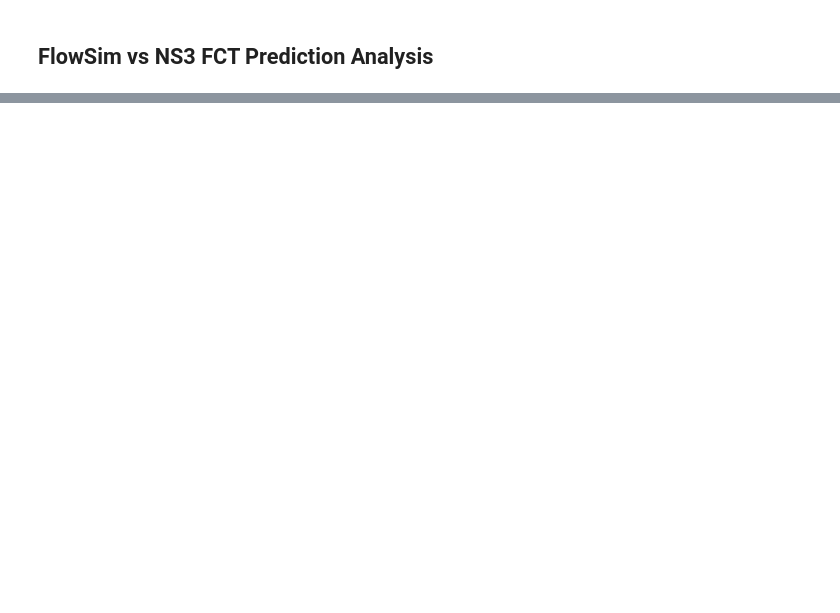
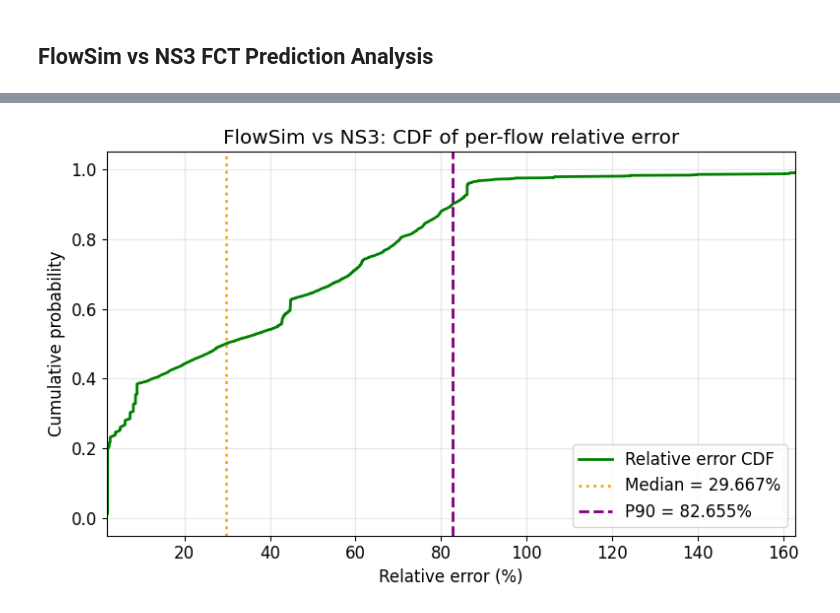
Before and after one commit to liecn/SimAI, a Jupyter notebook: plot_eval.ipynb, the cells around one changed output, grey strips where cells are left out. Saved outputs shown, nothing was run; the diff lists cells and outputs as text; code cells hidden in the pictures; blank space fills up the shorter version.

```diff
--- a/plot_eval.ipynb
+++ b/plot_eval.ipynb
@@ -302,0 +130,29 @@ Median relative error: -0.6139 (-61.39%)
+# %%
+# Assumes merged_df with column 'relative_error' already prepared above
+errors_pct = merged_df['relative_error']  # already in percent in this notebook
+sorted_errors = np.sort(errors_pct)
+cdf_y = np.arange(1, len(sorted_errors) + 1) / len(sorted_errors)
+
+plt.figure(figsize=(8, 5))
+plt.plot(sorted_errors, cdf_y, linewidth=2, color='green', label='Relative error CDF')
+
+# Markers: median and P90
+med = np.median(errors_pct)
+p90 = np.percentile(errors_pct, 90)
+plt.axvline(med, color='orange', linestyle=':', linewidth=2, label=f'Median = {med:.3f}%')
+plt.axvline(p90, color='purple', linestyle='--', linewidth=2, label=f'P90 = {p90:.3f}%')
+
+plt.xlabel('Relative error (%)')
+plt.ylabel('Cumulative probability')
+plt.title('FlowSim vs NS3: CDF of per-flow relative error')
+plt.grid(True, alpha=0.3)
+plt.legend()
+
+# Focus x-range to 1st–99th percentiles
+x1 = np.percentile(errors_pct, 1)
+x99 = np.percentile(errors_pct, 99)
+plt.xlim(x1, x99)
+plt.tight_layout()
+plt.show()
+# %% [output]
+[figure, added]
```
Also changed, not shown: parts of 5 cells of this notebook, 11 other files.
